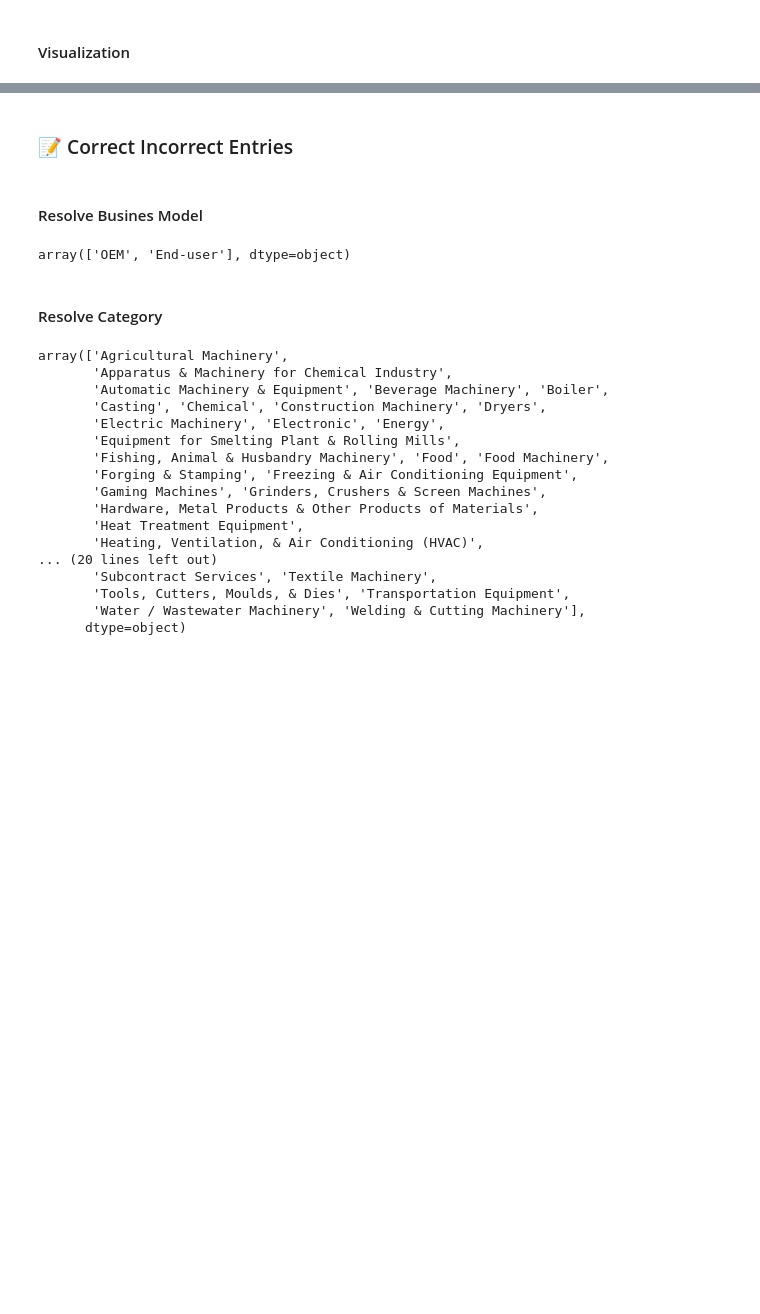
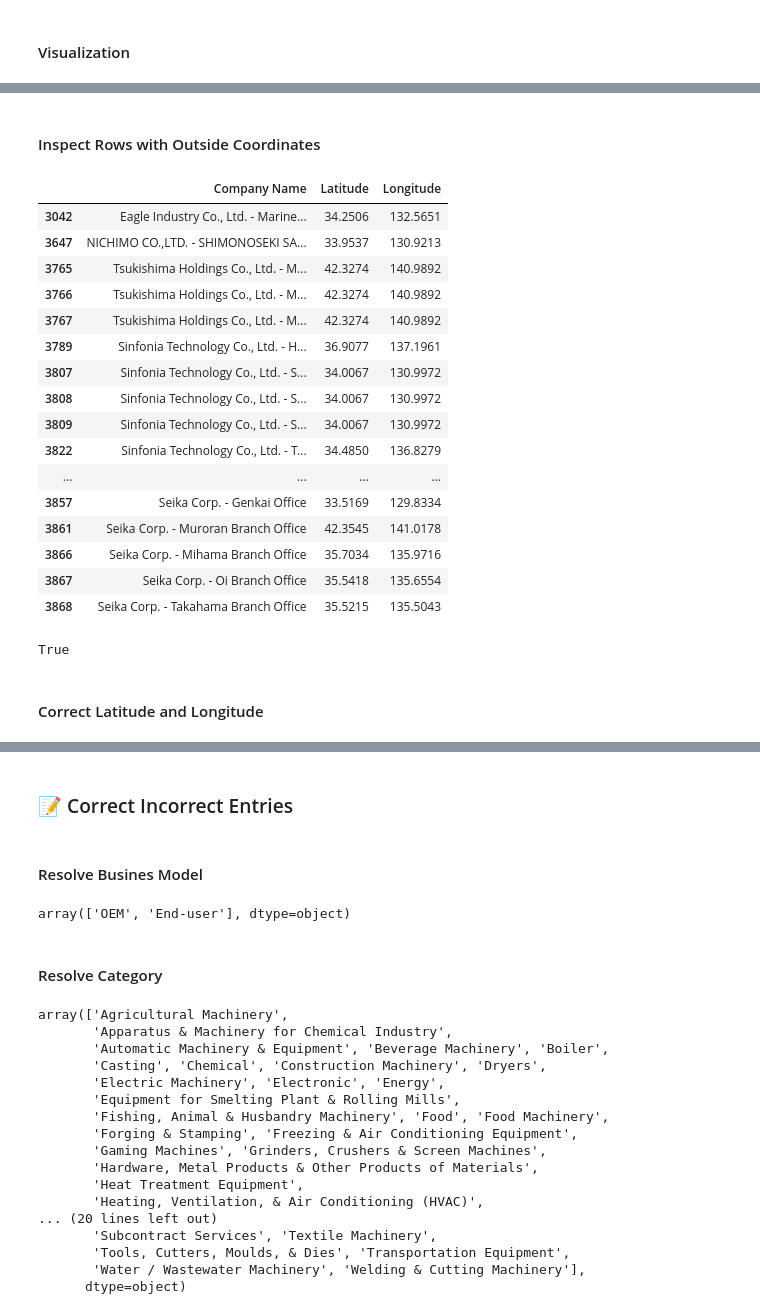
Before and after one commit to mitano-17/Nidec-Drives-Data-Cleaning, a Jupyter notebook: Dataset_C_3042-3879_Cleaner.ipynb, the cells around one changed output, grey strips where cells are left out. Cells and saved outputs as stored; diff of their text form; code cells hidden in the pictures; blank space fills up the shorter version.

```diff
--- a/Dataset_C_3042-3879_Cleaner.ipynb
+++ b/Dataset_C_3042-3879_Cleaner.ipynb
@@ -491,0 +524,22 @@ plt.show()
+# %% [markdown]
+<h4>Inspect Rows with Outside Coordinates</h4>
+# %%
+points_outside[['Company Name', 'Latitude', 'Longitude']]
+# %% [output]
+|  | Company Name | Latitude | Longitude |
+| 3042 | Eagle Industry Co., Ltd. - Marine... | 34.2506 | 132.5651 |
+| 3647 | NICHIMO CO.,LTD. - SHIMONOSEKI SA... | 33.9537 | 130.9213 |
+| 3765 | Tsukishima Holdings Co., Ltd. - M... | 42.3274 | 140.9892 |
+| 3766 | Tsukishima Holdings Co., Ltd. - M... | 42.3274 | 140.9892 |
+| 3767 | Tsukishima Holdings Co., Ltd. - M... | 42.3274 | 140.9892 |
+| 3789 | Sinfonia Technology Co., Ltd. - H... | 36.9077 | 137.1961 |
+| 3807 | Sinfonia Technology Co., Ltd. - S... | 34.0067 | 130.9972 |
+| 3808 | Sinfonia Technology Co., Ltd. - S... | 34.0067 | 130.9972 |
+| 3809 | Sinfonia Technology Co., Ltd. - S... | 34.0067 | 130.9972 |
+| 3822 | Sinfonia Technology Co., Ltd. - T... | 34.4850 | 136.8279 |
+| ... | ... | ... | ... |
+| 3857 | Seika Corp. - Genkai Office | 33.5169 | 129.8334 |
+| 3861 | Seika Corp. - Muroran Branch Office | 42.3545 | 141.0178 |
+| 3866 | Seika Corp. - Mihama Branch Office | 35.7034 | 135.9716 |
+| 3867 | Seika Corp. - Oi Branch Office | 35.5418 | 135.6554 |
+| 3868 | Seika Corp. - Takahama Branch Office | 35.5215 | 135.5043 |
@@ -491,0 +564,6 @@ plt.show()
+# %%
+webbrowser.open('map.html',new = 2)
+# %% [output]
+True
+# %% [markdown]
+<h4>Correct Latitude and Longitude</h4>
```
Also changed, not shown: parts of 13 cells of this notebook.
